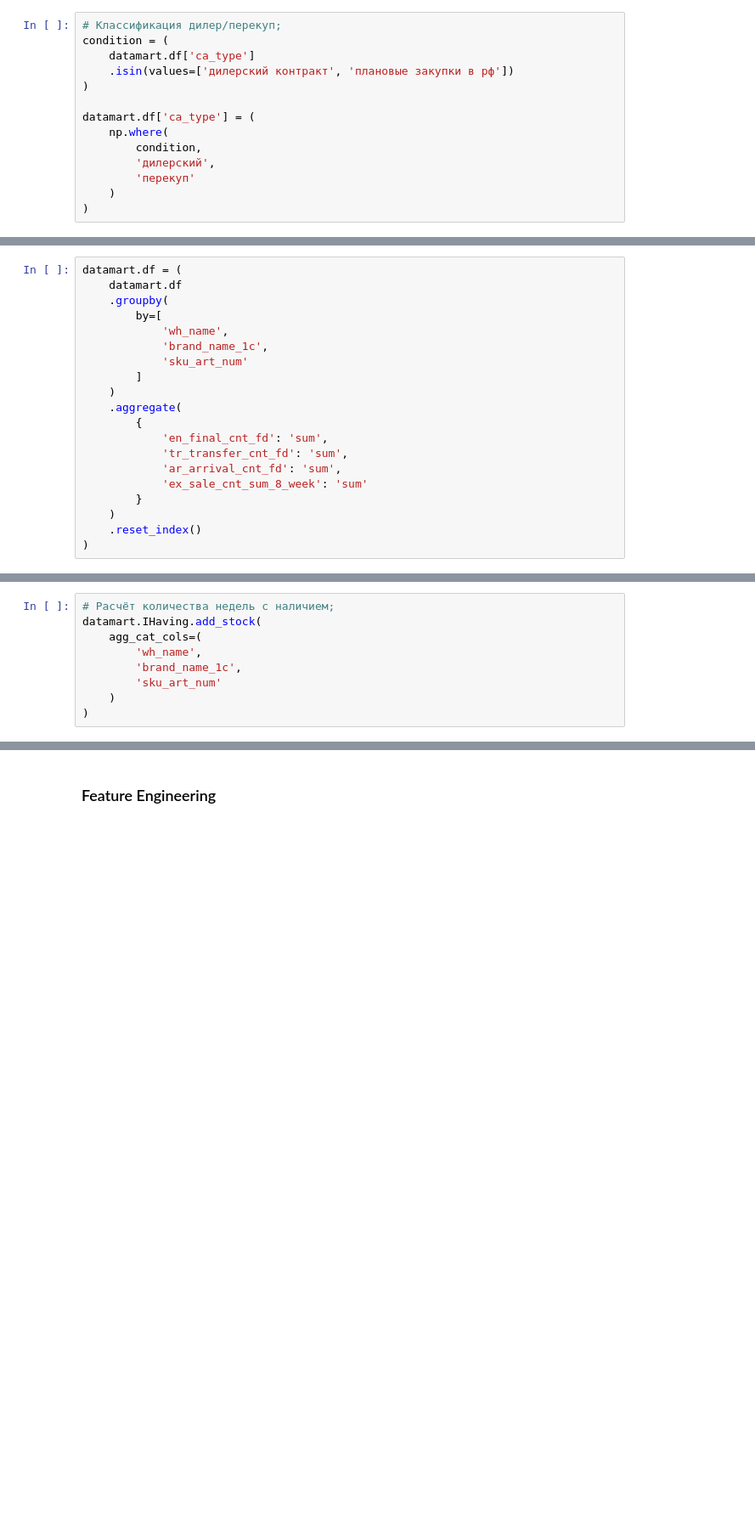
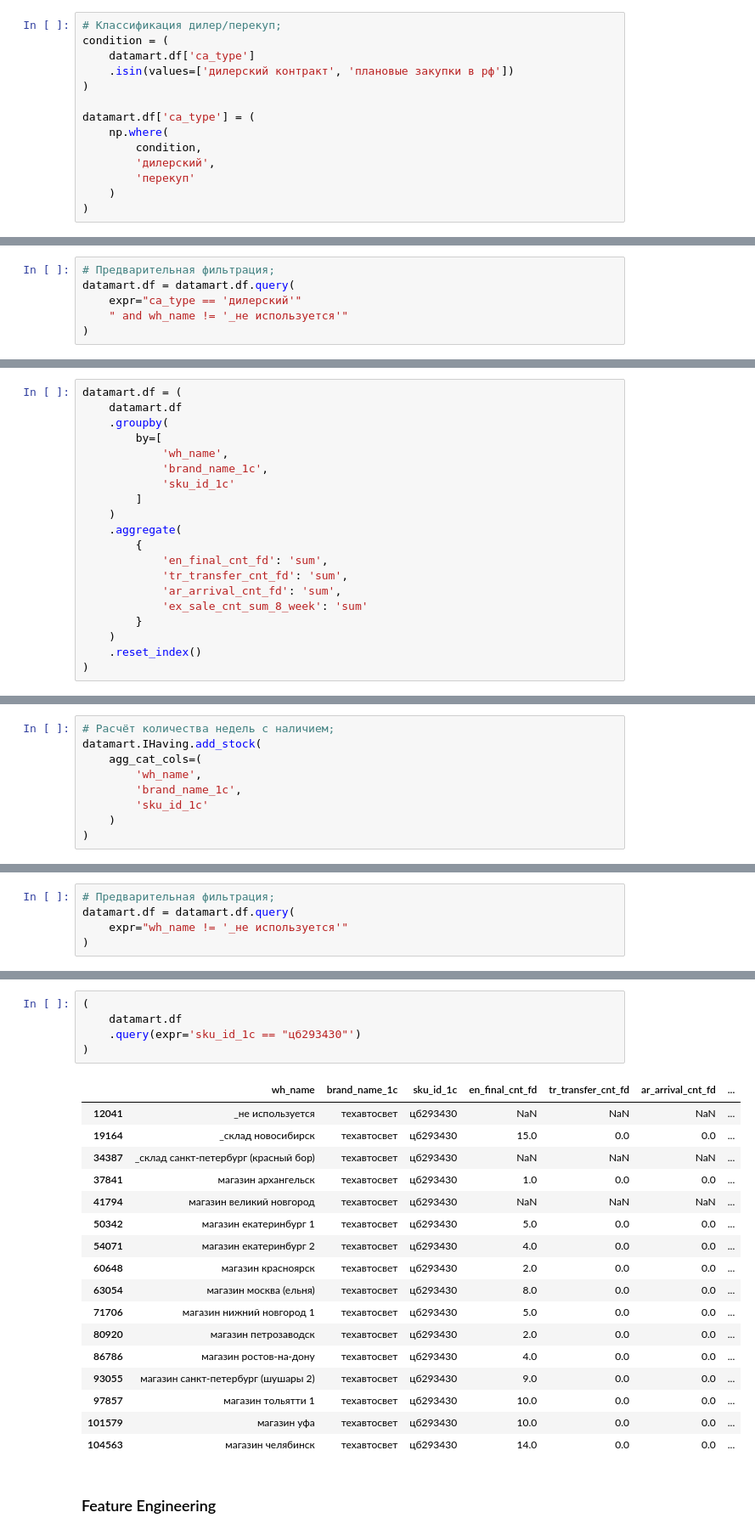
Before and after one commit to SotransAnalyticsDep/sotrans_analytics_department, a Jupyter notebook: projects/ad_hoc/move_overstock_to_spb_wh/new_move_to_spb.ipynb, the cells around one changed output, grey strips where cells are left out. Shown: that part at 85% size. Saved outputs shown, nothing was run; the diff lists cells and outputs as text; blank space fills up the shorter version.

```diff
--- a/projects/ad_hoc/move_overstock_to_spb_wh/new_move_to_spb.ipynb
+++ b/projects/ad_hoc/move_overstock_to_spb_wh/new_move_to_spb.ipynb
@@ -114,0 +113,6 @@ datamart.df = datamart.df.query(
+# %%
+# Предварительная фильтрация;
+datamart.df = datamart.df.query(
+    expr="ca_type == 'дилерский'"
+    " and wh_name != '_не используется'"
+)
@@ -119,7 +125,7 @@ datamart.df = (
         by=[
             'wh_name',
             'brand_name_1c',
-            'sku_art_num'
+            'sku_id_1c'
         ]
     )
     .aggregate(
@@ -140,7 +146,7 @@ datamart.IHaving.add_stock(
     agg_cat_cols=(
         'wh_name',
         'brand_name_1c',
-        'sku_art_num'
+        'sku_id_1c'
     )
 )
 # %% [output]
@@ -151,0 +159,5 @@ datamart.IHaving.add_stock(
+# %%
+# Предварительная фильтрация;
+datamart.df = datamart.df.query(
+    expr="wh_name != '_не используется'"
+)
@@ -152,3 +166,26 @@ datamart.IHaving.add_stock(
+# %%
+(
+    datamart.df
+    .query(expr='sku_id_1c == "цб293430"')
+)
+# %% [output]
+|  | wh_name | brand_name_1c | sku_id_1c | en_final_cnt_fd | tr_transfer_cnt_fd | ar_arrival_cnt_fd | ... |
+| 12041 | _не используется | техавтосвет | цб293430 | NaN | NaN | NaN | ... |
+| 19164 | _склад новосибирск | техавтосвет | цб293430 | 15.0 | 0.0 | 0.0 | ... |
+| 34387 | _склад санкт-петербург (красный бор) | техавтосвет | цб293430 | NaN | NaN | NaN | ... |
+| 37841 | магазин архангельск | техавтосвет | цб293430 | 1.0 | 0.0 | 0.0 | ... |
+| 41794 | магазин великий новгород | техавтосвет | цб293430 | NaN | NaN | NaN | ... |
+| 50342 | магазин екатеринбург 1 | техавтосвет | цб293430 | 5.0 | 0.0 | 0.0 | ... |
+| 54071 | магазин екатеринбург 2 | техавтосвет | цб293430 | 4.0 | 0.0 | 0.0 | ... |
+| 60648 | магазин красноярск | техавтосвет | цб293430 | 2.0 | 0.0 | 0.0 | ... |
+| 63054 | магазин москва (ельня) | техавтосвет | цб293430 | 8.0 | 0.0 | 0.0 | ... |
+| 71706 | магазин нижний новгород 1 | техавтосвет | цб293430 | 5.0 | 0.0 | 0.0 | ... |
+| 80920 | магазин петрозаводск | техавтосвет | цб293430 | 2.0 | 0.0 | 0.0 | ... |
+| 86786 | магазин ростов-на-дону | техавтосвет | цб293430 | 4.0 | 0.0 | 0.0 | ... |
+| 93055 | магазин санкт-петербург (шушары 2) | техавтосвет | цб293430 | 9.0 | 0.0 | 0.0 | ... |
+| 97857 | магазин тольятти 1 | техавтосвет | цб293430 | 10.0 | 0.0 | 0.0 | ... |
+| 101579 | магазин уфа | техавтосвет | цб293430 | 10.0 | 0.0 | 0.0 | ... |
+| 104563 | магазин челябинск | техавтосвет | цб293430 | 14.0 | 0.0 | 0.0 | ... |
 # %% [markdown]
 ### Feature Engineering
 # %%
```
Also changed, not shown: parts of 26 cells of this notebook.
